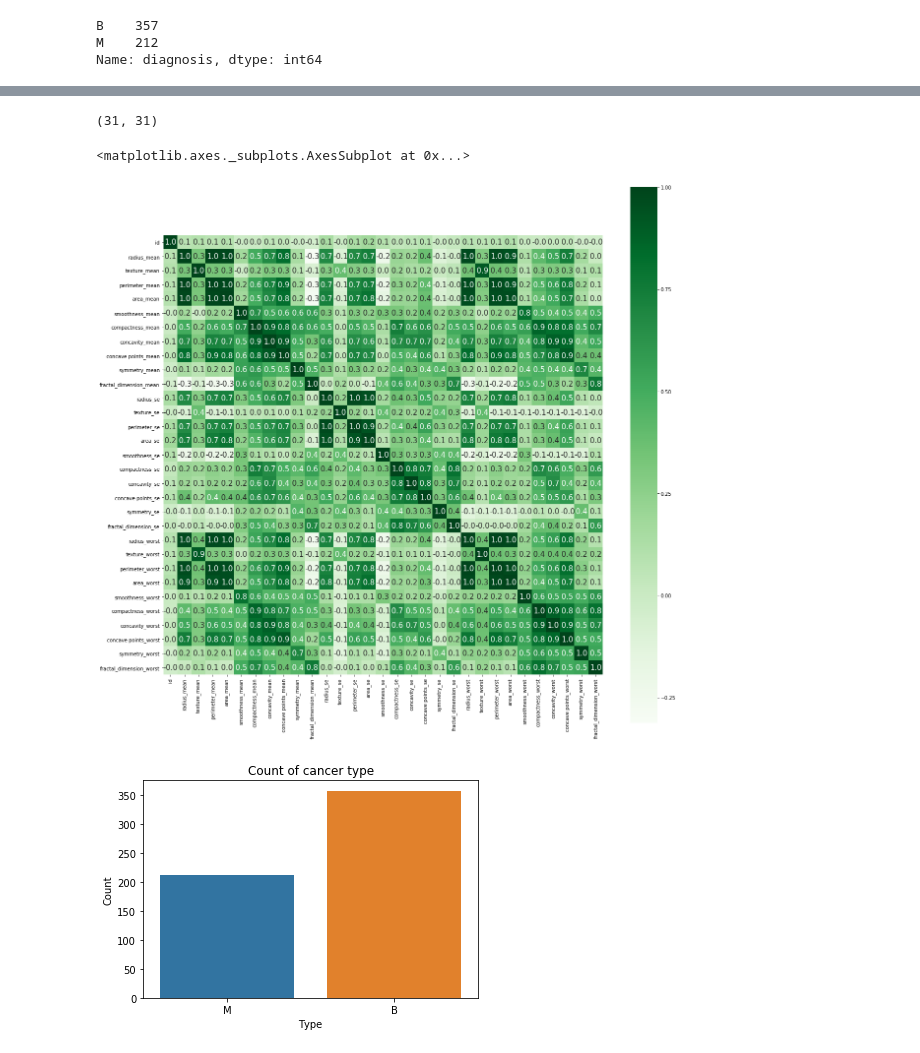
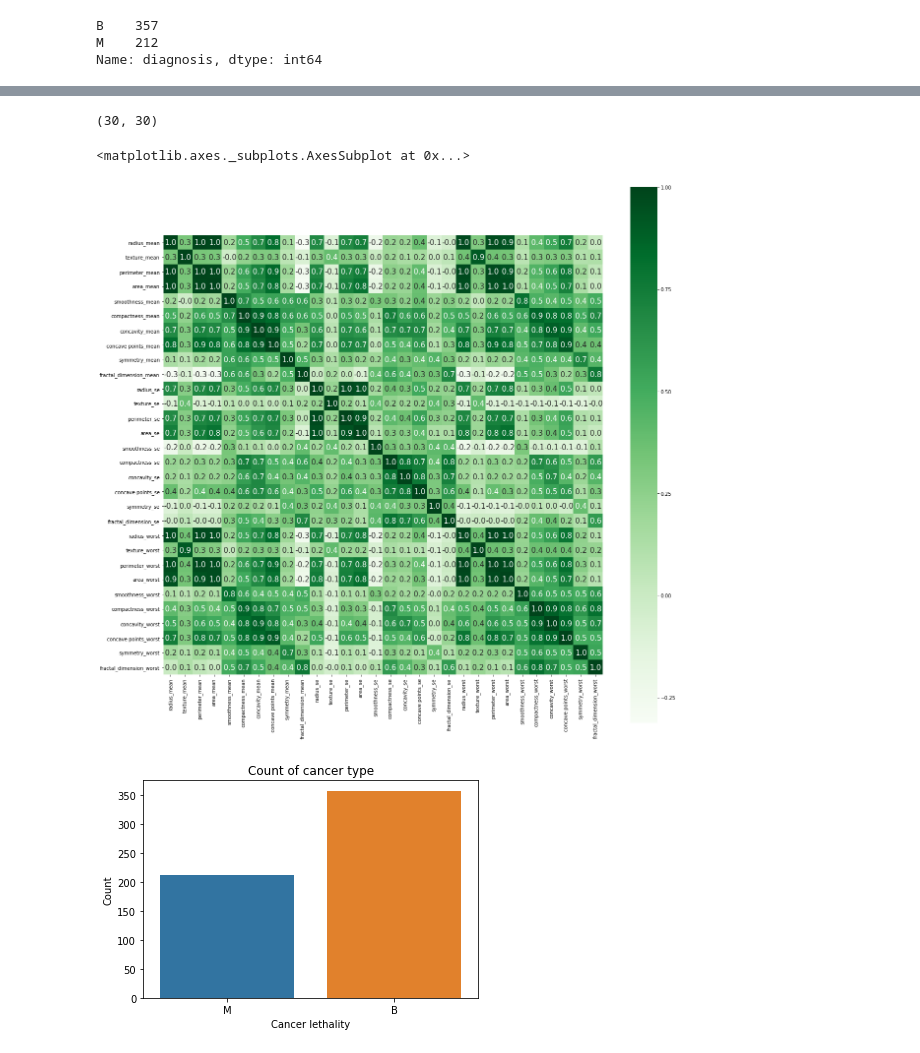
Before and after one commit to 221710307063/Breast-Cancer-EDA, a Jupyter notebook: BreastCancer.ipynb, the cells around one changed output, grey strips where cells are left out. Drawn from its saved outputs; the diff is of its cells as text; code cells hidden in the pictures.

Commit message:
Data preprocessing done

```diff
--- a/BreastCancer.ipynb
+++ b/BreastCancer.ipynb
@@ -110,7 +108,7 @@ fractal_dimension_worst      0
 Unnamed: 32                569
 dtype: int64
 # %%
-data.drop(['Unnamed: 32'], axis=1, inplace=True)
+data.drop(['Unnamed: 32', 'id'], axis=1, inplace=True)
 # %%
 # See rows with missing values
 data[data.isnull().any(axis=1)]
@@ -136,22 +134,22 @@ data.describe()
 corr = data.corr()
 corr.shape
 # %% [output]
-(31, 31)
+(30, 30)
 # %%
 # Plotting the heatmap of correlation between features
 plt.figure(figsize=(20,20))
 sns.heatmap(corr, cbar=True, square= True, fmt='.1f', annot=True, annot_kws={'size':15}, cmap='Greens')
 # %% [output]
 <matplotlib.axes._subplots.AxesSubplot at 0x...>
-[figure, old version]
+[figure, new version]
 # %%
 plt.title('Count of cancer type')
 sns.countplot(data['diagnosis'])
-plt.xlabel('Type')
+plt.xlabel('Cancer lethality')
 plt.ylabel('Count')
 plt.show()
 # %% [output]
-[figure, old version]
+[figure, new version]
 # %%
 data.head()
 # %% [output]
```
Also changed, not shown: parts of 6 cells of this notebook.
